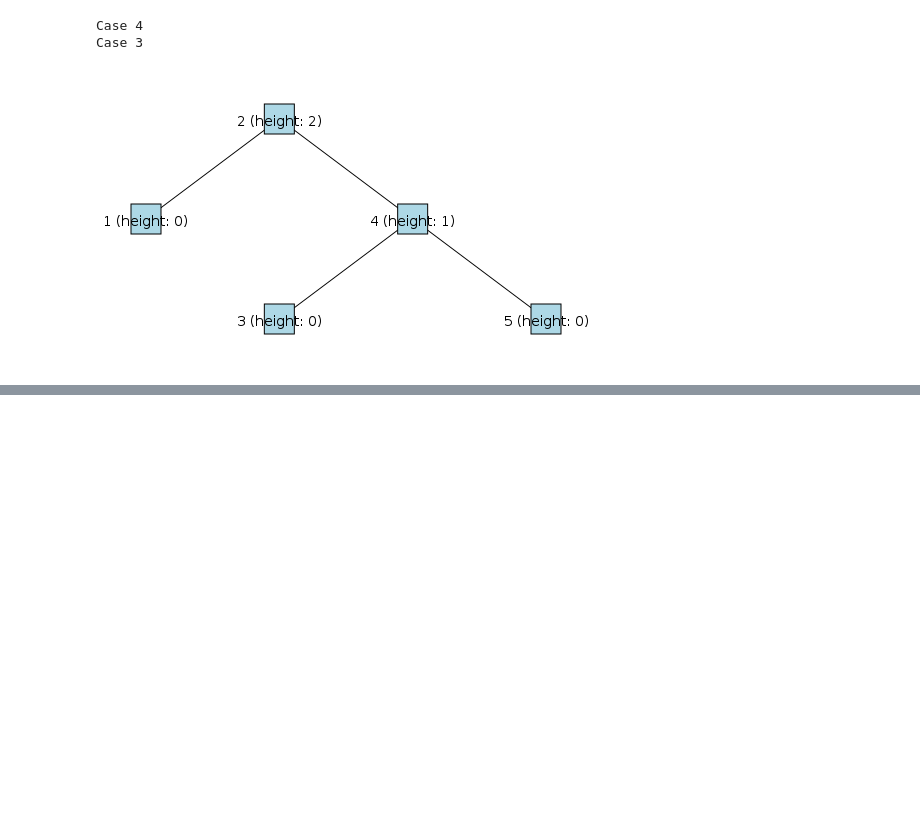
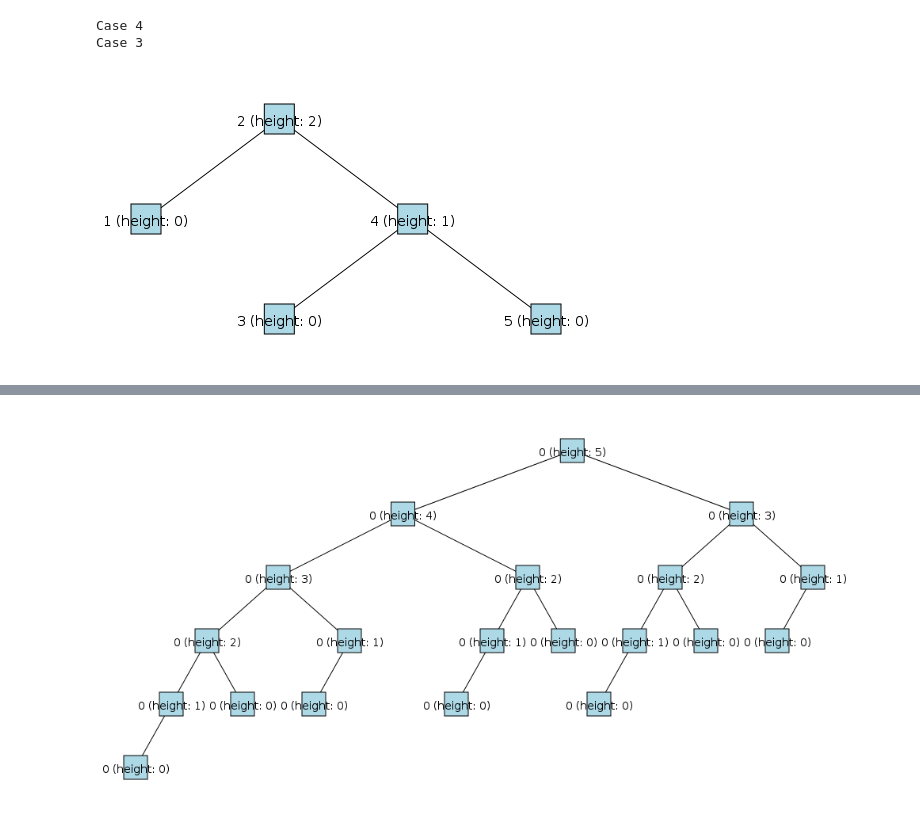
Before and after one commit to siemanko/6.006-2015-notebooks, a Jupyter notebook: lecture6/AVL_and_more.ipynb, the cells around one changed output, grey strips where cells are left out. Saved outputs shown, nothing was run; the diff lists cells and outputs as text; code cells hidden in the pictures; blank space fills up the shorter version.

```diff
--- a/lecture6/AVL_and_more.ipynb
+++ b/lecture6/AVL_and_more.ipynb
@@ -68,8 +68,7 @@ def BST_draw(node, g, display_height=False):
         g.add_edge(str(id(node)), right_id, color=right_color)
 
 
-def BST_root_draw(root, display_height=False):
-        margin, width, height = 50, 500, 300
+def BST_root_draw(root, display_height=False, width=500, height=300, margin=50):
         figure = Plot(bbox=(width, height))
 
         g = Graph()
@@ -417,8 +416,8 @@ class AVL(object):
     def insert(self, key):
         self.root = AVL_insert(self.root, key)
 
-    def draw(self, display_height=False):
-        return BST_root_draw(self.root, display_height)
+    def draw(self, display_height=False, width=500, height=300, margin=50):
+        return BST_root_draw(self.root, display_height=display_height, width=width, height=height, margin=margin)
 # %% [markdown]
 ### Let's verify that sorted sequence is no longer a problem
 
@@ -457,0 +471,20 @@ Case 3
+# %%
+def nightmare_tree(h):
+    assert h >= -1
+
+    if h == -1:
+        return None
+    elif h == 0:
+        return Node(0)
+    else:
+        result = Node(0)
+        result.left = nightmare_tree(h-1)
+        result.right = nightmare_tree(h-2)
+        result.recompute_height()
+        return result
+# %%
+x = AVL()
+x.root = nightmare_tree(5)
+x.draw(display_height=True, width=1000, height=500)
+# %% [output]
+[figure, added]
```
Also changed, not shown: parts of 2 cells of this notebook.
